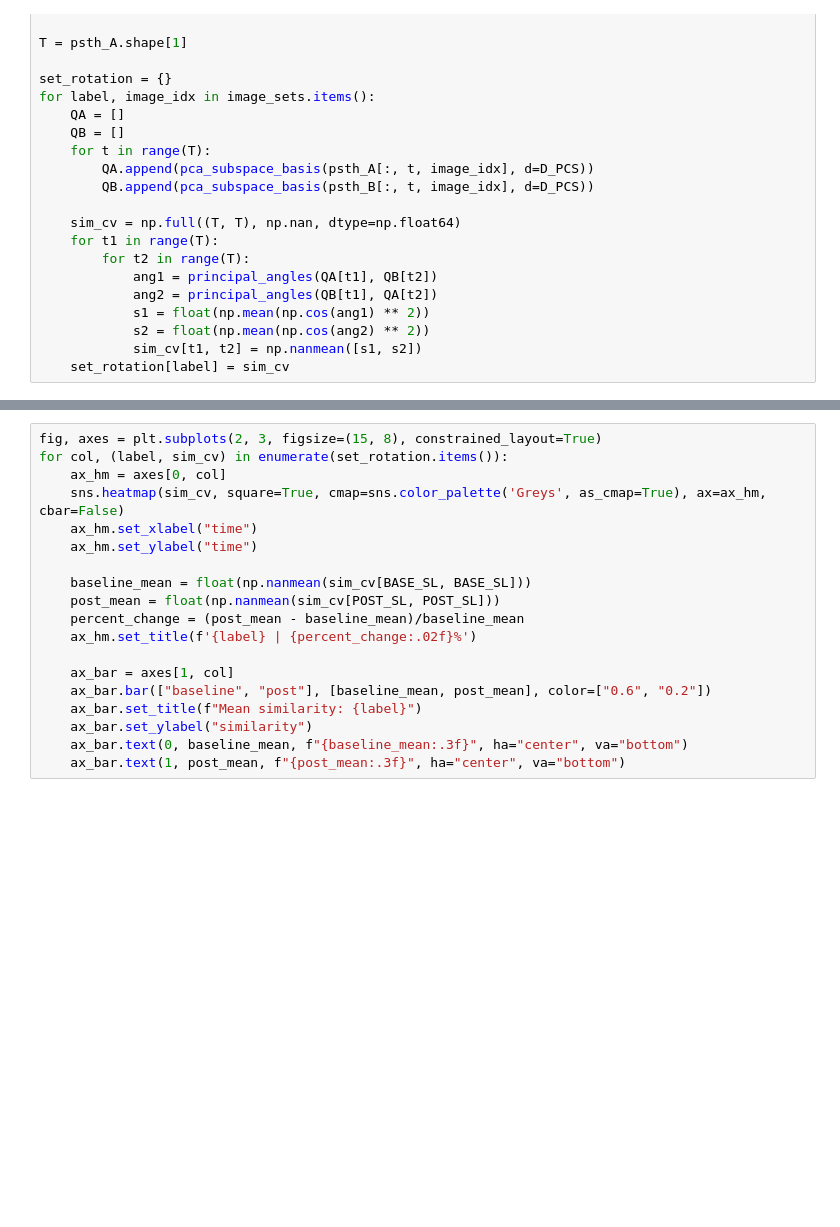
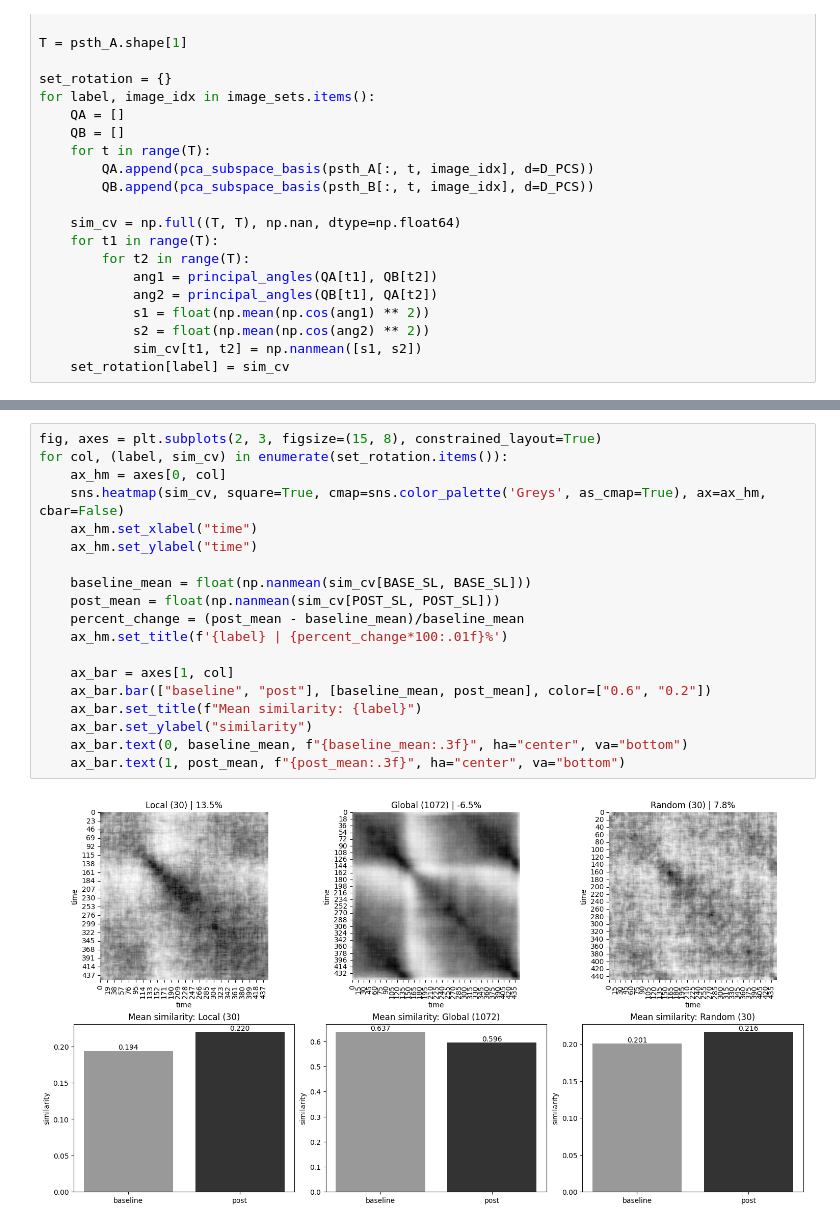
Before and after one commit to aimarvi/triplen, a Jupyter notebook: timextime/rotation.ipynb, the cells around one changed output, grey strips where cells are left out. Cells and saved outputs as stored; diff of their text form; blank space fills up the shorter version.

```diff
--- a/timextime/rotation.ipynb
+++ b/timextime/rotation.ipynb
@@ -139,19 +302,21 @@ for label, image_idx in image_sets.items():
 # %%
 fig, axes = plt.subplots(2, 3, figsize=(15, 8), constrained_layout=True)
 for col, (label, sim_cv) in enumerate(set_rotation.items()):
     ax_hm = axes[0, col]
     sns.heatmap(sim_cv, square=True, cmap=sns.color_palette('Greys', as_cmap=True), ax=ax_hm, cbar=False)
     ax_hm.set_xlabel("time")
     ax_hm.set_ylabel("time")
 
     baseline_mean = float(np.nanmean(sim_cv[BASE_SL, BASE_SL]))
     post_mean = float(np.nanmean(sim_cv[POST_SL, POST_SL]))
     percent_change = (post_mean - baseline_mean)/baseline_mean
-    ax_hm.set_title(f'{label} | {percent_change:.02f}%')
+    ax_hm.set_title(f'{label} | {percent_change*100:.01f}%')
 
     ax_bar = axes[1, col]
     ax_bar.bar(["baseline", "post"], [baseline_mean, post_mean], color=["0.6", "0.2"])
     ax_bar.set_title(f"Mean similarity: {label}")
     ax_bar.set_ylabel("similarity")
     ax_bar.text(0, baseline_mean, f"{baseline_mean:.3f}", ha="center", va="bottom")
     ax_bar.text(1, post_mean, f"{post_mean:.3f}", ha="center", va="bottom")
+# %% [output]
+[figure, added]
```
Also changed, not shown: parts of 6 cells of this notebook, 2 other files.
